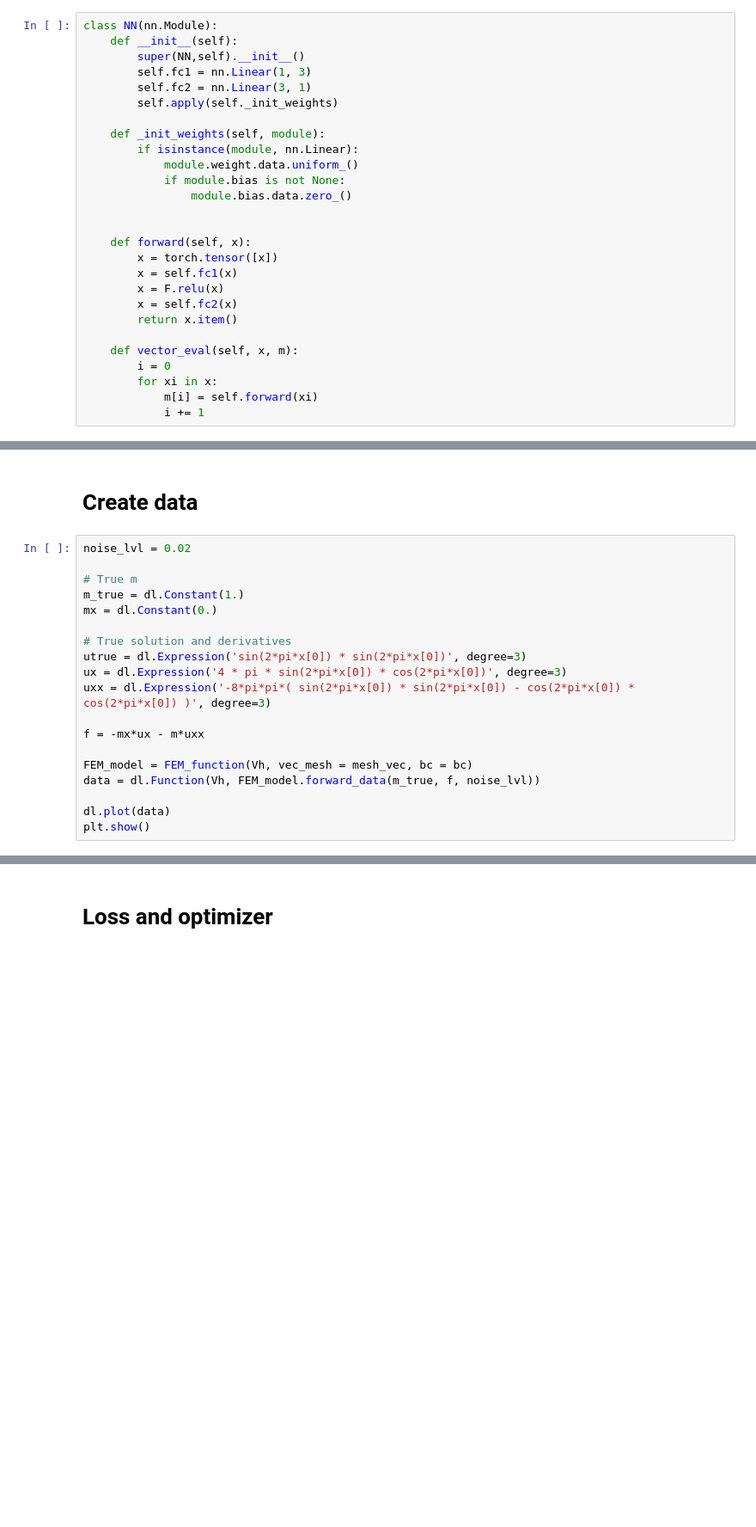
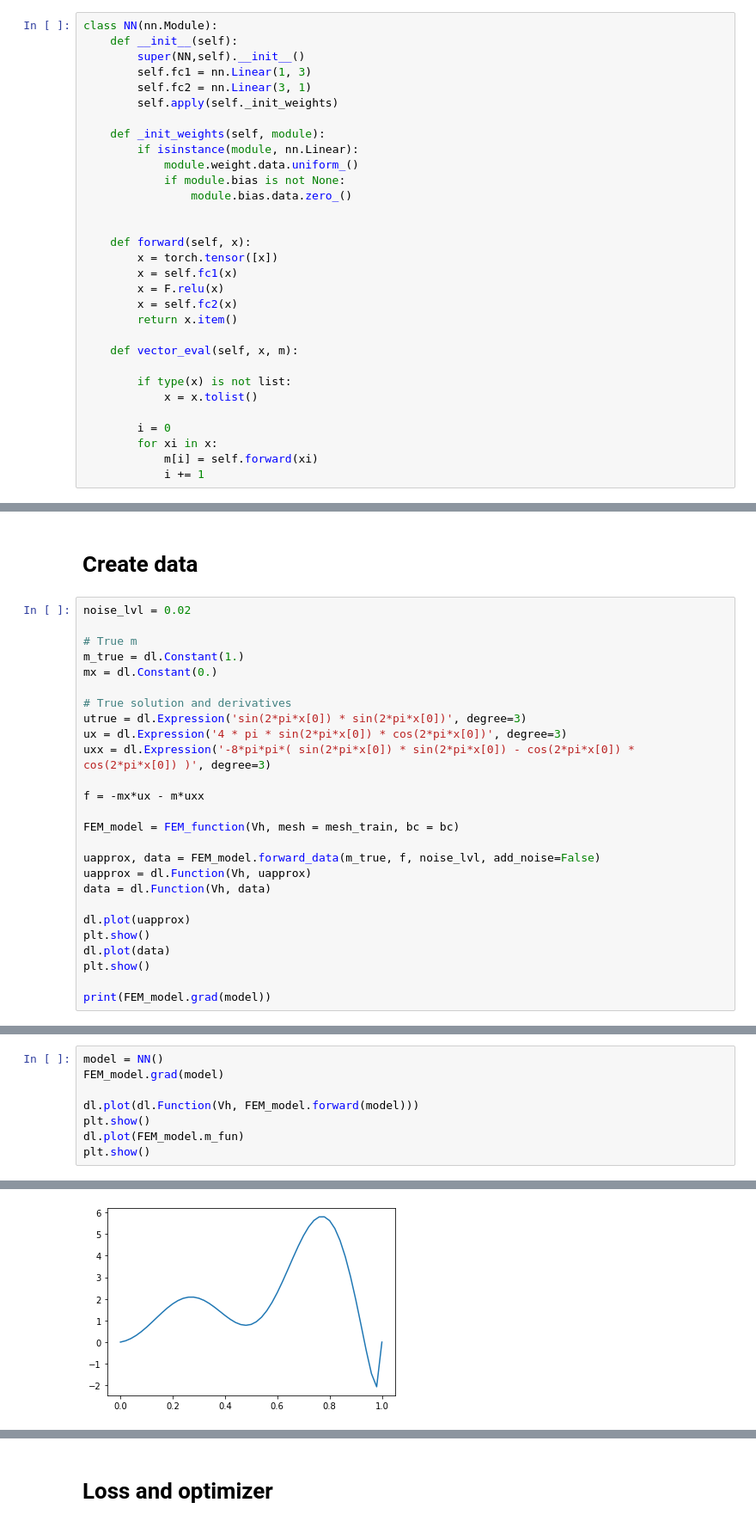
Before and after one commit to Irabiel/ML_Inverse_Problem, a Jupyter notebook: 1D_ML_IP.ipynb, the cells around one changed output, grey strips where cells are left out. Shown: that part at 86% size. Drawn from its saved outputs; the diff is of its cells as text; blank space fills up the shorter version.

Commit message:
fixed bugs in FEM_functions. Now in the process of figuring out how to use scipy minimize

```diff
--- a/1D_ML_IP.ipynb
+++ b/1D_ML_IP.ipynb
@@ -35,6 +37,10 @@ class NN(nn.Module):
         return x.item()
 
     def vector_eval(self, x, m):
+
+        if type(x) is not list:
+            x = x.tolist()
+
         i = 0
         for xi in x:
             m[i] = self.forward(xi)
@@ -184,10 +193,17 @@ uxx = dl.Expression('-8*pi*pi*( sin(2*pi*x[0]) * sin(2*pi*x[0]) - cos(2*pi*x[0])
 
 f = -mx*ux - m*uxx
 
-FEM_model = FEM_function(Vh, vec_mesh = mesh_vec, bc = bc)
-data = dl.Function(Vh, FEM_model.forward_data(m_true, f, noise_lvl))
+FEM_model = FEM_function(Vh, mesh = mesh_train, bc = bc)
 
+uapprox, data = FEM_model.forward_data(m_true, f, noise_lvl, add_noise=False)
+uapprox = dl.Function(Vh, uapprox)
+data = dl.Function(Vh, data)
+
+dl.plot(uapprox)
+plt.show()
 dl.plot(data)
 plt.show()
+
+print(FEM_model.grad(model))
 # %% [output]
 [figure]
@@ -193,0 +212,9 @@ plt.show()
+# %%
+model = NN()
+FEM_model.grad(model)
+
+dl.plot(dl.Function(Vh, FEM_model.forward(model)))
+plt.show()
+dl.plot(FEM_model.m_fun)
+plt.show()
+# %% [output]
@@ -193,0 +222 @@ plt.show()
+[figure, added]
```
Also changed, not shown: parts of 8 cells of this notebook.
